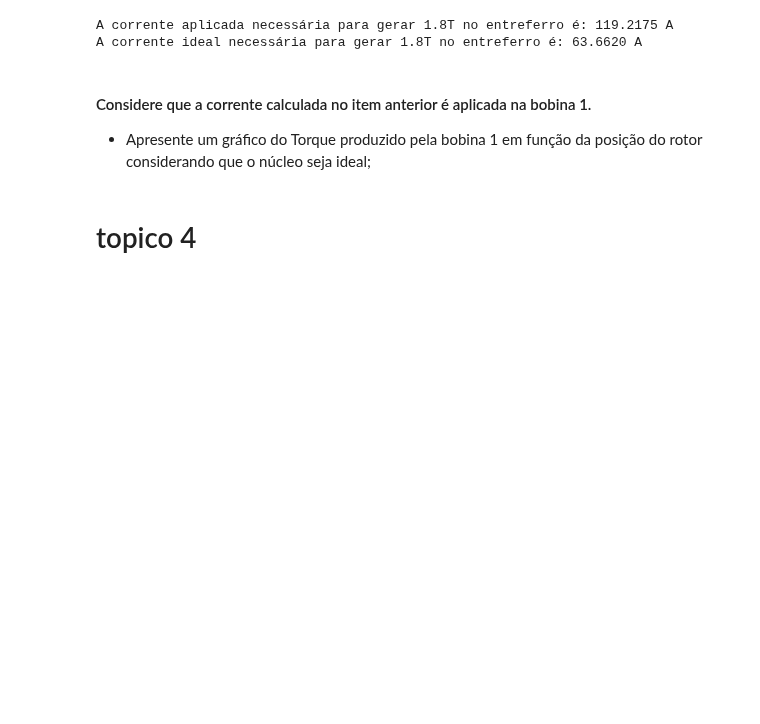
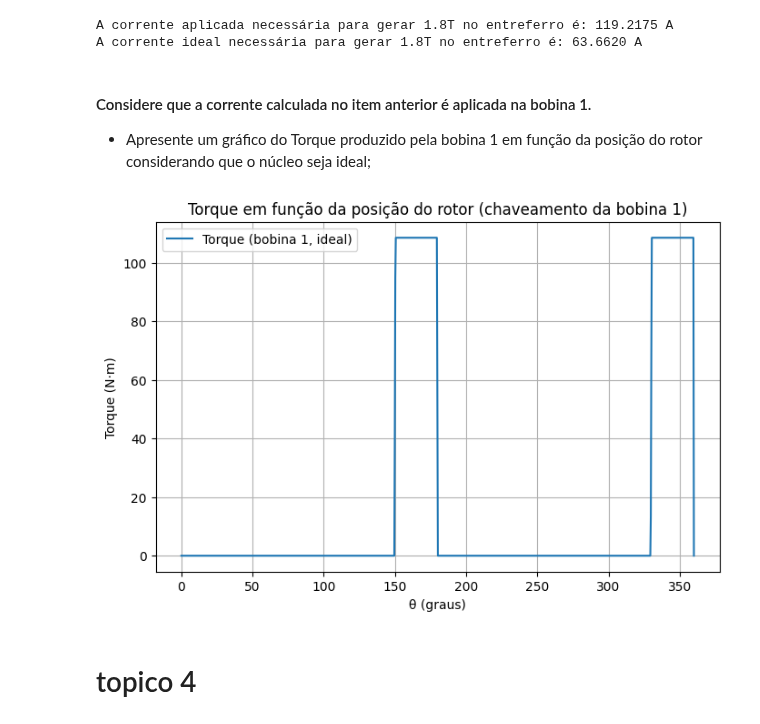
Before and after one commit to marcus-valmeida/Projeto-conversao, a Jupyter notebook: exercicio2/exercicio2.ipynb, the cells around one changed output. Cells and saved outputs as stored; diff of their text form; code cells hidden in the pictures; blank space fills up the shorter version.

```diff
--- a/exercicio2/exercicio2.ipynb
+++ b/exercicio2/exercicio2.ipynb
@@ -62,7 +63,7 @@ fazer o plot com cerca de 10 posições diferentes ( ou seja, 0, 6, 12... 60°).
 def area_eficaz(theta):
 
     #limitando de 0 a 360 graus
-    theta = np.mod(theta, 2*np.pi)
+    theta = np.mod(theta, np.pi)
 
     #0 até 30 graus
     if (0 <= theta <= np.pi/6):
@@ -116,12 +117,14 @@ correntes_linear = np.linspace(0, 50, 300)
 angulos_deg = np.linspace(0, 60, 11)
 angulos_rad = np.radians(angulos_deg)
 
+Interpolacao_H_B = interp1d(DensidadeCampo, CampoMagnetico, kind='linear', fill_value='extrapolate')
+
 plt.figure()
 for theta in angulos_rad:
     area = area_eficaz(theta)
 
     # Gera a lista de fluxos ideal para o ângulo atual
-    fluxos_ideal = [fluxo_concatenado(area, i, 0.733, "linear", f_linear)[0] for i in correntes_linear]
+    fluxos_ideal = [fluxo_concatenado(area, i, 0.733, "linear", Interpolacao_H_B)[0] for i in correntes_linear]
 
     plt.plot(correntes_linear, fluxos_ideal, label=f'θ = {np.degrees(theta):.0f}°')
 
@@ -145,7 +148,7 @@ for theta in angulos_rad:
         continue
 
     # Gera as listas de fluxos e correntes para o ângulo atual
-    fluxo_corrente_real = [fluxo_concatenado(area, None, B, "real", f_real) for B in densidade_campo_real]
+    fluxo_corrente_real = [fluxo_concatenado(area, None, B, "real", Interpolacao_H_B) for B in densidade_campo_real]
 
     fluxos_reais = [item[0] for item in fluxo_corrente_real]
     correntes_reais = [item[1] for item in fluxo_corrente_real]
@@ -189,7 +192,54 @@ A corrente ideal necessária para gerar 1.8T no entreferro é: 63.6620 A
 - Apresente um gráfico do Torque produzido pela bobina 1 em função da posição do rotor considerando que o núcleo seja ideal;
 # %%
 # Para um núcleo ideal, o torque (T) é gerado pela mudança na indutância (L) da bobina com o ângulo de rotação (θ).
-# A relação é dada por T = k * I * (dL/dθ), onde k é uma constante de proporcionalidade. k = 0.5
+# A relação é dada por T = k * I² * (dL/dθ), onde k é uma constante de proporcionalidade. k = 0.5
+
+angulo_graus = np.linspace (0,360,1000)
+angulo_rad = np.radians(angulo_graus)
+L = np.zeros_like(angulo_rad)
+
+for i, theta in enumerate(angulo_rad):
+    L[i] = (N1**2 * U0 * area_eficaz(theta)) / (2*g)            # Indutância L = N^2 / Relutância
+
+# Encontrando a derivada (dL/dθ)
+derivada_L = np.gradient(L, angulo_rad)
+
+def corrente_bobina1(theta):
+    theta_deg = np.degrees(theta) % 360
+
+    # Liga entre 120° e 180°
+    if 120 <= theta_deg < 180:
+        # Cresce linearmente de 0 até I_des nesse intervalo
+        return corrente_real
+
+    # Liga entre 300° e 360°
+    elif 300 <= theta_deg < 360:
+        return corrente_real
+
+    else:
+        return 0
+
+torque_chaveado = []
+for t, dLdt in zip(angulo_rad, derivada_L):
+    I_t = corrente_bobina1(t)
+    # Zera torque nos pontos de chaveamento (120° e 300°)
+    theta = (np.degrees(t) % 360)
+    if np.isclose(theta, 120, atol=0.5) or np.isclose(theta, 300, atol=0.5):
+        torque_chaveado.append(0.0)
+    else:
+        torque_chaveado.append(0.5 * (I_t**2) * dLdt)
+
+torque_chaveado = np.array(torque_chaveado)
+
+plt.figure(figsize=(8,5))
+plt.plot(angulo_graus, torque_chaveado, label="Torque (bobina 1, ideal)")
+plt.xlabel('θ (graus)'); plt.ylabel('Torque (N·m)')
+plt.title('Torque em função da posição do rotor (chaveamento da bobina 1)')
+plt.grid(True)
+plt.legend()
+plt.show()
+# %% [output]
+[figure, added]
 # %% [markdown]
 # topico 4
 # %%
```
Also changed, not shown: parts of 5 cells of this notebook.
